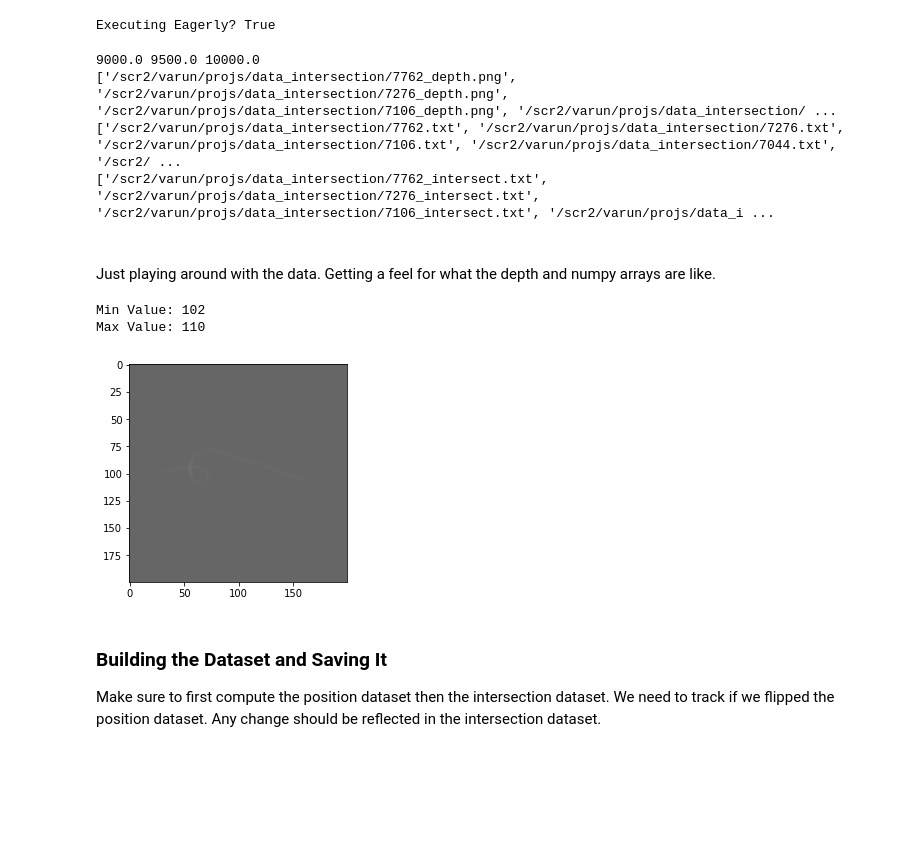
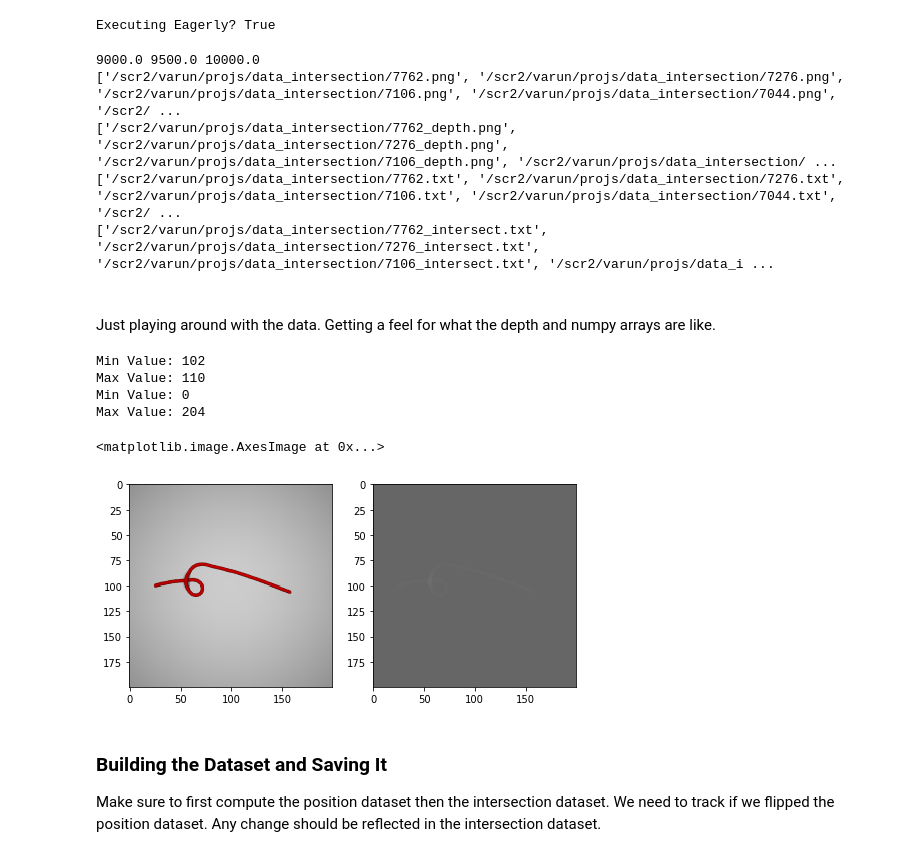
Before and after one commit to myyan92/TF_cloth2d, a Jupyter notebook: temporal/build-dataset.ipynb, the cells around one changed output. Drawn from its saved outputs; the diff is of its cells as text; code cells hidden in the pictures; blank space fills up the shorter version.

```diff
--- a/temporal/build-dataset.ipynb
+++ b/temporal/build-dataset.ipynb
@@ -25,16 +25,19 @@ data_root = pathlib.Path(data_dir)
 
 size = 10000
 
+rgb_pre = [None] * size
 depth_pre = [None] * size
 position_pre = [None] * size
 intersect_pre = [None] * size
 
 for item in data_root.iterdir():
     handle = str(item)
-    if "mod" not in handle:
+    if "mod" not in handle and '.ipy' not in handle:
         idx = int(handle.split("/")[-1][:4])
         if "depth" in handle:
             depth_pre[idx] = handle
+        elif ".png" in handle:
+            rgb_pre[idx] = handle
         elif "intersect.txt" in handle:
             intersect_pre[idx] = handle
         elif ".txt" in handle:
@@ -45,6 +48,7 @@ to_sample = list(range(size))
 random.seed(231)
 random.shuffle(to_sample)
 
+rgb = [rgb_pre[i] for i in to_sample]
 depth = [depth_pre[i] for i in to_sample]
 position = [position_pre[i] for i in to_sample]
 intersect = [intersect_pre[i] for i in to_sample]
@@ -54,11 +58,13 @@ val_idx += (train_idx + test_idx)
 test_idx += train_idx
 
 print(train_idx, test_idx, val_idx)
+print(rgb[:5])
 print(depth[:5])
 print(position[:5])
 print(intersect[:5])
 # %% [output]
 9000.0 9500.0 10000.0
+['/scr2/varun/projs/data_intersection/7762.png', '/scr2/varun/projs/data_intersection/7276.png', '/scr2/varun/projs/data_intersection/7106.png', '/scr2/varun/projs/data_intersection/7044.png', '/scr2/ ...
 ['/scr2/varun/projs/data_intersection/7762_depth.png', '/scr2/varun/projs/data_intersection/7276_depth.png', '/scr2/varun/projs/data_intersection/7106_depth.png', '/scr2/varun/projs/data_intersection/ ...
 ['/scr2/varun/projs/data_intersection/7762.txt', '/scr2/varun/projs/data_intersection/7276.txt', '/scr2/varun/projs/data_intersection/7106.txt', '/scr2/varun/projs/data_intersection/7044.txt', '/scr2/ ...
 ['/scr2/varun/projs/data_intersection/7762_intersect.txt', '/scr2/varun/projs/data_intersection/7276_intersect.txt', '/scr2/varun/projs/data_intersection/7106_intersect.txt', '/scr2/varun/projs/data_i ...
@@ -79,22 +85,36 @@ Just playing around with the data. Getting a feel for what the depth and numpy a
 # %%
 sample_num = 254
 
-img_raw = tf.io.read_file(depth[sample_num])
-img_tensor = tf.image.decode_png(img_raw, channels=3)
+depth_raw = tf.io.read_file(depth[sample_num])
+depth_tensor = tf.image.decode_png(depth_raw, channels=3)
 # img_tensor = tf.image.resize(img_tensor, [224, 224])  # This would be if i wanted to resize
 
+print("Min Value:", depth_tensor.numpy().min())
+print("Max Value:", depth_tensor.numpy().max())
+
+depth_tensor = tf.cast(depth_tensor, tf.float32)
+depth_tensor /= 255.0
+
+img_raw = tf.io.read_file(rgb[sample_num])
+img_tensor = tf.image.decode_png(img_raw, channels=3)
 print("Min Value:", img_tensor.numpy().min())
 print("Max Value:", img_tensor.numpy().max())
 
 img_tensor = tf.cast(img_tensor, tf.float32)
 img_tensor /= 255.0
 
+fig = plt.figure(figsize=(8, 4))
+fig.add_subplot(1, 2, 1)
 plt.imshow(img_tensor)
-plt.grid(False)
+fig.add_subplot(1, 2, 2)
+plt.imshow(depth_tensor)
 # %% [output]
 Min Value: 102
 Max Value: 110
+Min Value: 0
+Max Value: 204
+<matplotlib.image.AxesImage at 0x...>
-[figure, old version]
+[figure, new version]
 # %%
 pos_raw = tf.io.read_file(position[sample_num])
 pos_raw = re.split(' |\n', pos_raw.numpy().decode("utf-8"))
```
Also changed, not shown: parts of 2 cells of this notebook, 3 other files.
